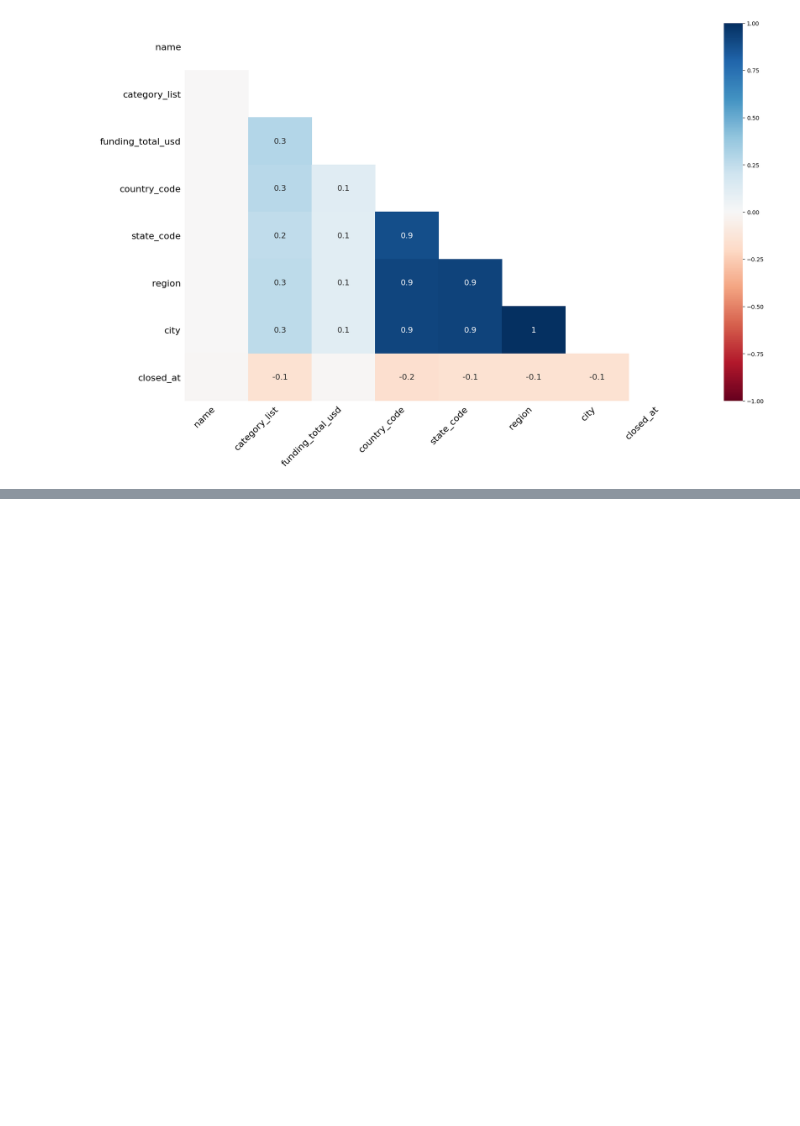
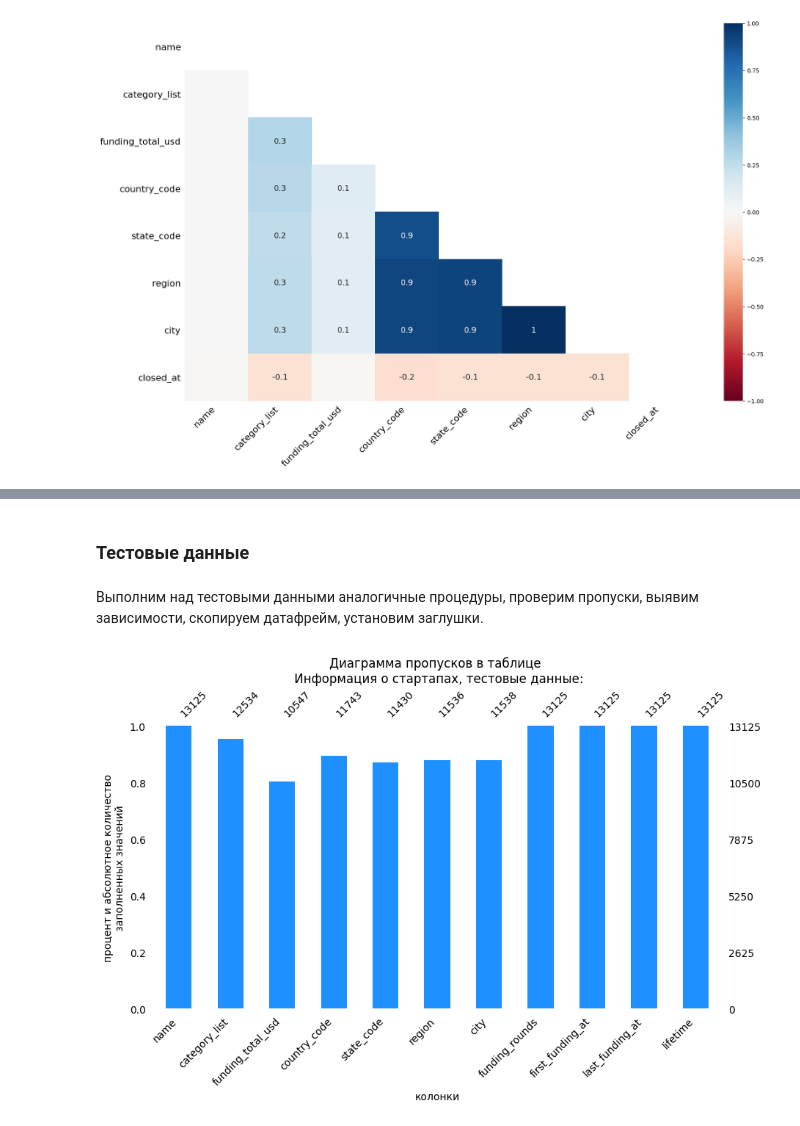
Before and after one commit to OlMac48/master-Olmakey, a Jupyter notebook: masterskaja1-Makeykin.ipynb, the cells around one changed output, grey strips where cells are left out. Cells and saved outputs as stored; diff of their text form; code cells hidden in the pictures; blank space fills up the shorter version.

```diff
--- a/masterskaja1-Makeykin.ipynb
+++ b/masterskaja1-Makeykin.ipynb
@@ -287,0 +498,8 @@ msno.heatmap(df_train)
+# %% [markdown]
+### Тестовые данные
+# %% [markdown]
+Выполним над тестовыми данными аналогичные процедуры, проверим пропуски, выявим зависимости, скопируем датафрейм, установим заглушки.
+# %%
+firstdf(df_test, 'Информация о стартапах, тестовые данные', 5)
+# %% [output]
+[figure, added]
```
Also changed, not shown: parts of 32 cells of this notebook, 1 other file.
